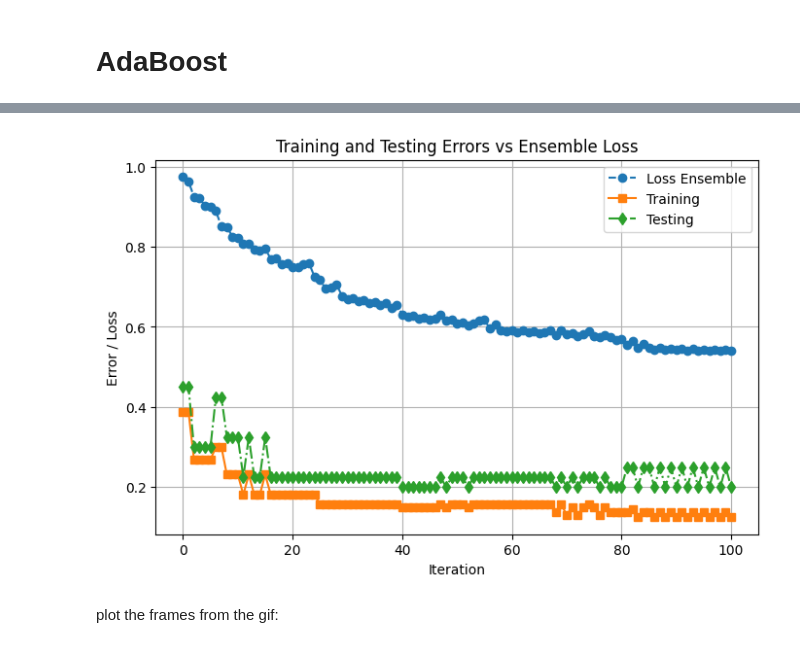
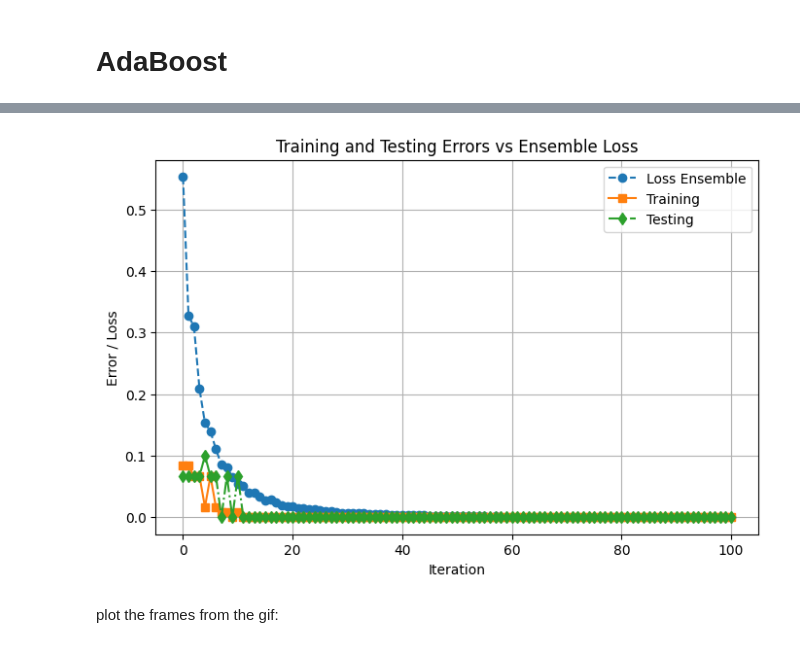
Before and after one commit to LuizFonteles/ada_boost_and_ensembles_trees.ipynb, a Jupyter notebook: ensembles-students.ipynb, the cells around one changed output, grey strips where cells are left out. Saved outputs shown, nothing was run; the diff lists cells and outputs as text; code cells hidden in the pictures.

Commit message:
Made Gif with IRIS dataset

```diff
--- a/ensembles-students.ipynb
+++ b/ensembles-students.ipynb
@@ -219,17 +219,16 @@ feature importance (Run a few times to understand)
 # %%
-diabetes = load_diabetes()
-X = diabetes.data
-y = diabetes.target
+iris = load_iris()
+X = iris.data
+y = iris.target
 
-# Split the data into training and testing sets
 X_train, X_test, y_train, y_test = train_test_split(X, y, test_size=0.2, random_state=0)
 
-dia = RandomForestRegressor(n_estimators=10)
-dia.fit(X_train,y_train)
+ir = RandomForestRegressor(n_estimators=10)
+ir.fit(X_train,y_train)
 feature_names = [f"feature {i}" for i in range(X.shape[1])]
 
 result = permutation_importance(
-    dia, X_test, y_test, n_repeats=10, random_state=42, n_jobs=2
+    ir, X_test, y_test, n_repeats=10, random_state=42, n_jobs=2
 )
 
 dia_importances = pd.Series(result.importances_mean, index=feature_names)
@@ -341,0 +354,10 @@ The models use the Mean Squared Error (MSE) as the impurity criterion. This metr
+# %%
+X_iris = iris.data[:,[0,1]]
+y_iris = iris.target.copy()
+for i in range(len(y_iris)):
+    if y_iris[i] != 1:
+        y_iris[i] -= 1
+
+
+_, ax = plt.subplots()
+ax.scatter(X_iris[:,0],X_iris[:,1], c=y_iris)
@@ -352,6 +377,14 @@ def compute_error(y, y_pred, w_m):
 def compute_alpha(error):
     alpha= np.log((1-error)/error)/2 if error != 0 else 0
     return alpha
+
+#def compute_alpha(error, w_m, y_pred, y):
+#    if error > 0.5:
+#        # Reverse predictions and recompute error
+#        y_pred = -y_pred
+#        error = np.sum(w_m * (y != y_pred)) / np.sum(w_m)
+#    alpha = np.log((1 - error) / error) / 2 if error != 0 else 1e10
+#    return alpha, y_pred
 
 def update_weights(w_i, alpha, y, y_pred):
     new_weights = w_i.copy()
@@ -369,7 +402,7 @@ class AdaBoost:
         self.alphas = [] # list of coefficients for the classifiers
         self.G_M = [] # list of weak clssifier
         self.M = None # number of iterations
-        #save the error for plotting the evoltion of the performance
+        #saving the error for plotting the evoltion of the performance
         self.training_errors = []
         self.testing_errors = []
         self.loss_ensemble = []
@@ -391,7 +424,6 @@ class AdaBoost:
         self.training_errors, self.testing_errors = [],[]
         self.stump_details = []
         self.M = M
-        Z=1
 
         # Iterate over M weak classifiers
         for m in range(0, M):
@@ -409,6 +441,7 @@ class AdaBoost:
             feature = G_m.tree_.feature[0]
             threshold = G_m.tree_.threshold[0]
             self.stump_details.append((feature, threshold))
+
 
 
             error_m = compute_error(y, y_pred, w_m)
@@ -424,37 +457,37 @@ class AdaBoost:
             F_train = np.sum([alpha * G.predict(X) for alpha, G in zip(self.alphas, self.G_M)], axis=0)
             train_loss = np.mean(np.exp(-y * F_train))
             self.loss_ensemble.append(train_loss)
 
             if X_test is not None and y_test is not None:
                 y_test_ensemble = self.predict(X_test)
                 test_error = np.mean(y_test_ensemble != y_test)
                 self.testing_errors.append(test_error)
 
         return(self)
 
 
 
+X = X_iris
+y = y_iris
 
-dataset = datasets[2]
-X = dataset[0]
-y = dataset[1]*2-1 # For the AdaBoost y={-1,+1}
+
 
 X_train, X_test, y_train, y_test = train_test_split(X, y, test_size=0.2)
 
 ab = AdaBoost()
 ab.fit(X_train, y_train, M = 101, X_test=X_test, y_test=y_test)
 plt.figure(figsize=(8, 5))
 plt.plot(ab.loss_ensemble, label="Loss Ensemble", linestyle="--", marker="o")
 plt.plot(ab.training_errors, label="Training", linestyle="-", marker="s")
 plt.plot(ab.testing_errors, label="Testing", linestyle="-.", marker="d")
 plt.xlabel("Iteration")
 plt.ylabel("Error / Loss")
 plt.title("Training and Testing Errors vs Ensemble Loss")
 plt.legend()
 plt.grid(True)
 plt.show()
 # %% [output]
-[figure, old version]
+[figure, new version]
 # %%
 
 def plot_iterations(ensemble, X, y, stump_feature, stump_threshold, iteration, save_path=None):
```
Also changed, not shown: parts of 20 cells of this notebook, 3 other files.
